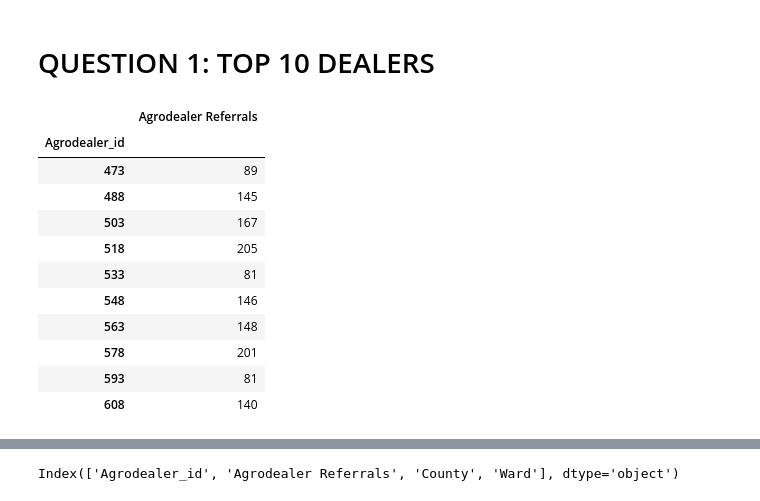
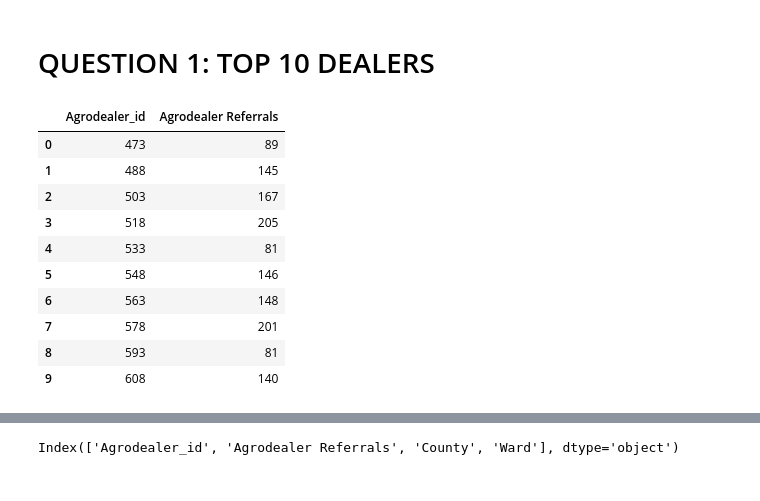
Before and after one commit to Veekits/Logistics-Time-Series, a Jupyter notebook: Logistics time series.ipynb, the cells around one changed output, grey strips where cells are left out. Saved outputs shown, nothing was run; the diff lists cells and outputs as text; code cells hidden in the pictures.

```diff
--- a/Logistics time series.ipynb
+++ b/Logistics time series.ipynb
@@ -30,21 +32,20 @@ agrodata.head()
 # %%
 # Aggregate the data using aggrodealer_id and sum the referrals
 top_10_dealers = agrodata.groupby('Agrodealer_id')['Agrodealer Referrals'].sum().reset_index()
-top_10_dealers.set_index('Agrodealer_id', inplace = True)
+top_10_dealers.set_index('Agrodealer_id', inplace = False)
 top_10_dealers.head(10)
 # %% [output]
-|  | Agrodealer Referrals |
-| Agrodealer_id |  |
-| 473 | 89 |
-| 488 | 145 |
-| 503 | 167 |
-| 518 | 205 |
-| 533 | 81 |
-| 548 | 146 |
-| 563 | 148 |
-| 578 | 201 |
-| 593 | 81 |
-| 608 | 140 |
+|  | Agrodealer_id | Agrodealer Referrals |
+| 0 | 473 | 89 |
+| 1 | 488 | 145 |
+| 2 | 503 | 167 |
+| 3 | 518 | 205 |
+| 4 | 533 | 81 |
+| 5 | 548 | 146 |
+| 6 | 563 | 148 |
+| 7 | 578 | 201 |
+| 8 | 593 | 81 |
+| 9 | 608 | 140 |
 # %%
 #Arrange the data to get the top 10 dealers
 top_10_dealers_sorted = top_10_dealers.sort_values(by='Agrodealer Referrals', ascending = False)
```
Also changed, not shown: parts of 8 cells of this notebook.
